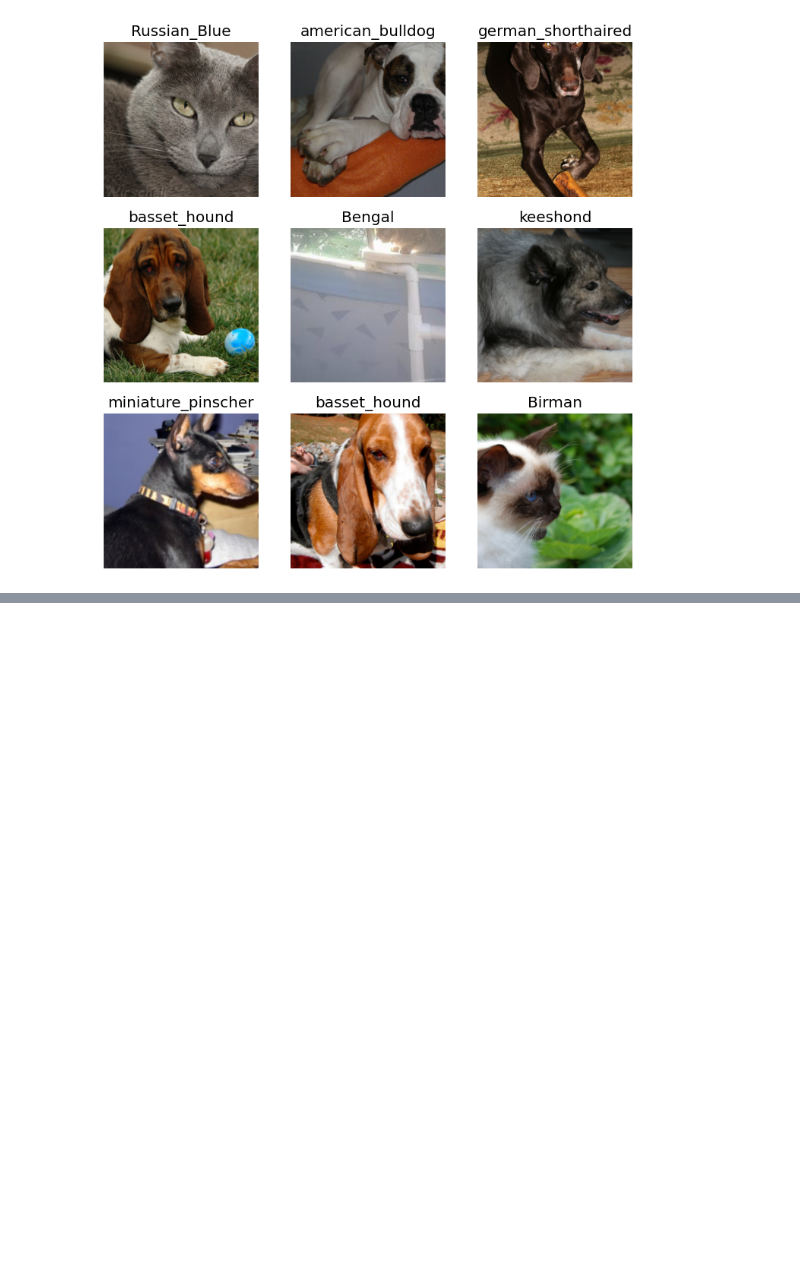
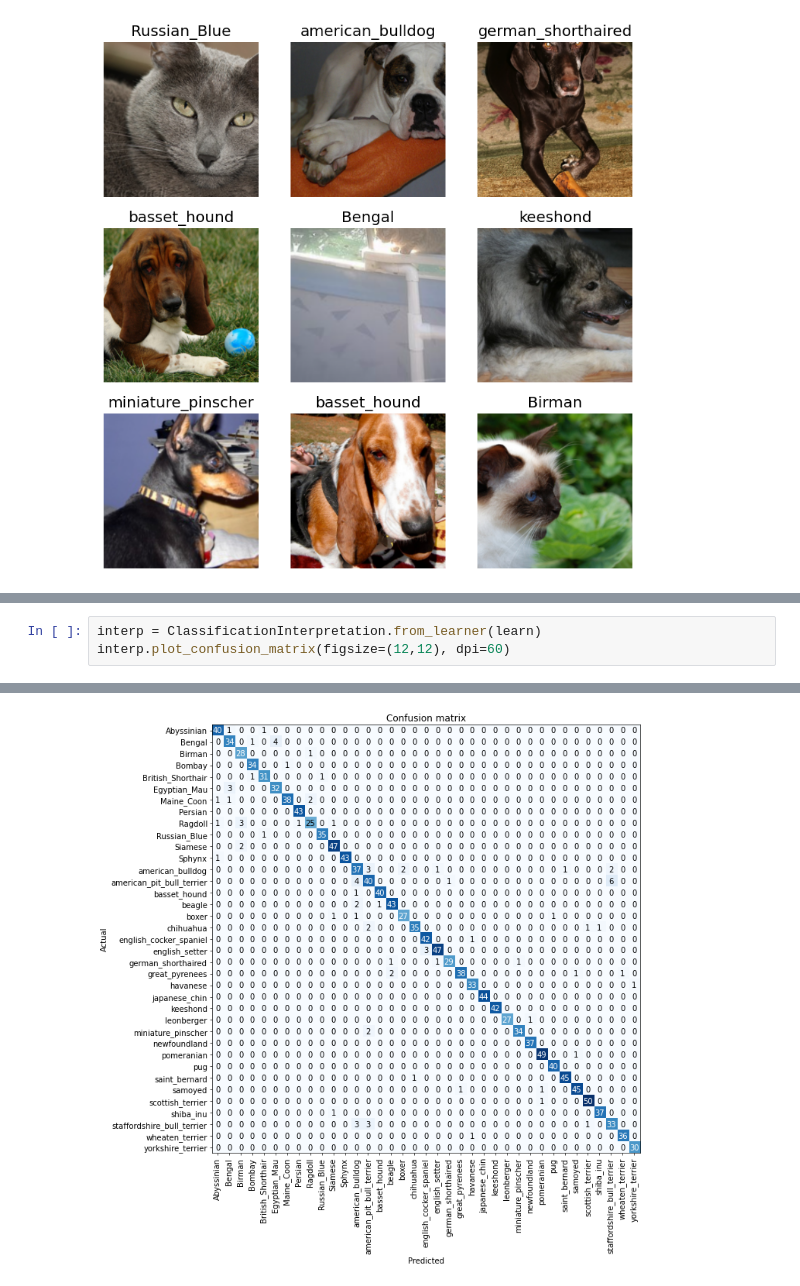
Before and after one commit to slyce20/pet-breeds-recognition, a Jupyter notebook: pet_recog.ipynb, the cells around one changed output, grey strips where cells are left out. Drawn from its saved outputs; the diff is of its cells as text; blank space fills up the shorter version.

```diff
--- a/pet_recog.ipynb
+++ b/pet_recog.ipynb
@@ -57,0 +57,4 @@ Downloading: "https://download.pytorch.org/models/resnet34-b627a593.pth" to /roo
+# %%
+interp = ClassificationInterpretation.from_learner(learn)
+interp.plot_confusion_matrix(figsize=(12,12), dpi=60)
+# %% [output]
@@ -57,0 +63 @@ Downloading: "https://download.pytorch.org/models/resnet34-b627a593.pth" to /roo
+[figure, added]
```
Also changed, not shown: parts of 12 cells of this notebook.
